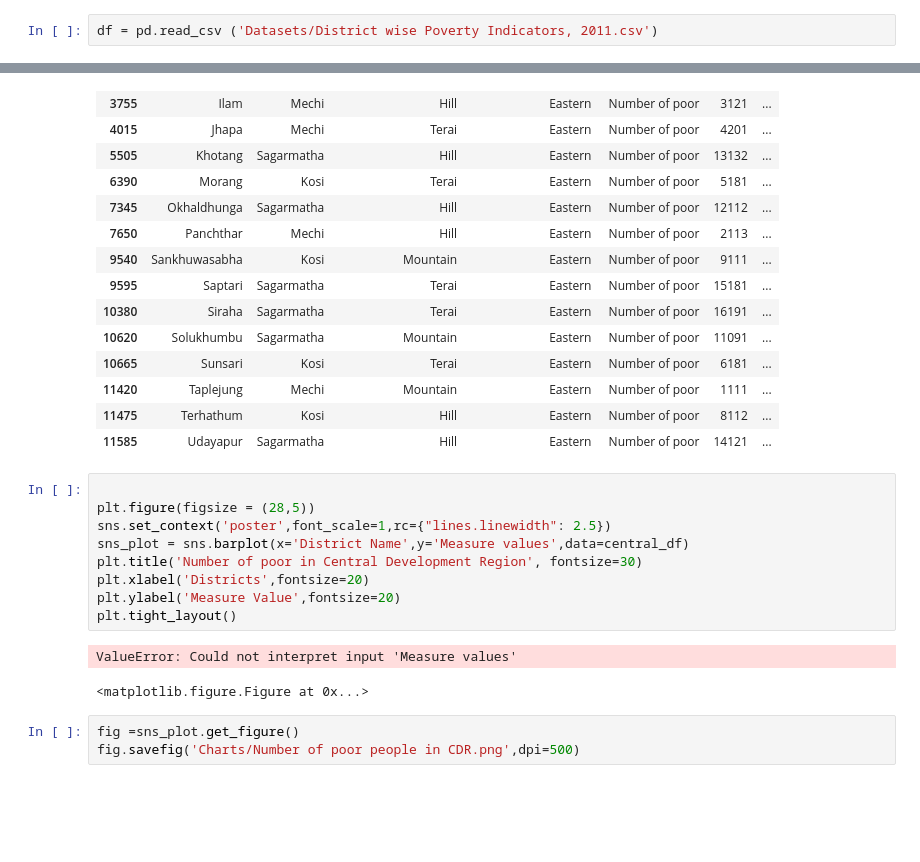
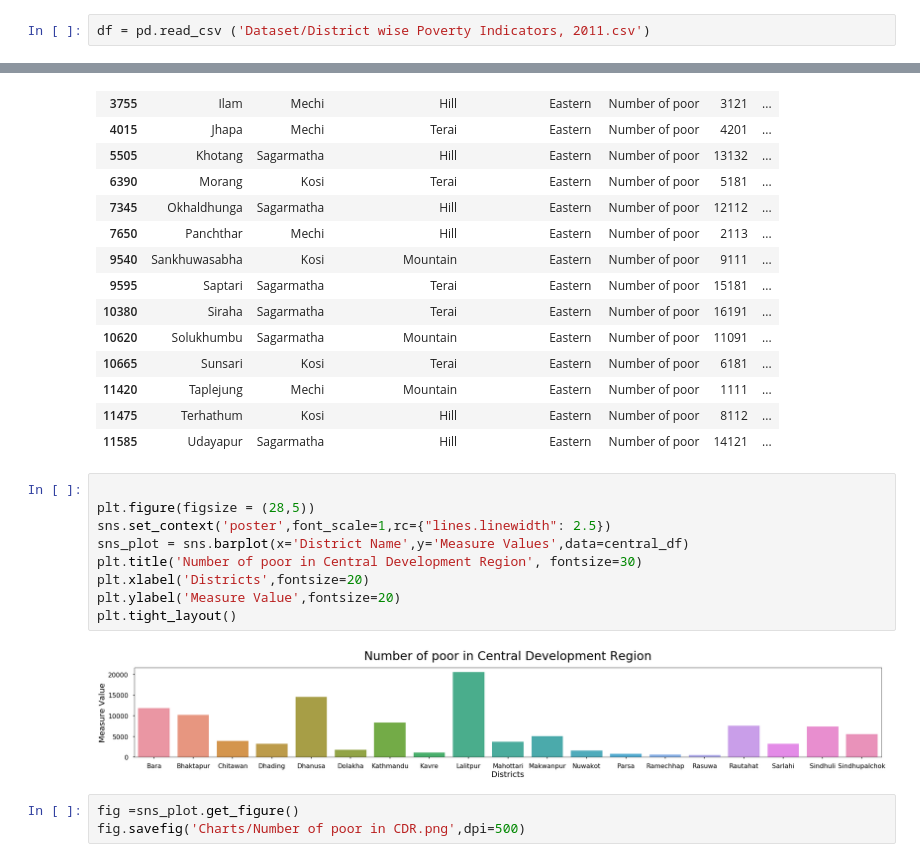
Before and after one commit to PragyanSubedi/Nepalese-dataset-visualization, a Jupyter notebook: District wise Poverty Indicators, 2011/District wise poverty.ipynb, the cells around one changed output, grey strips where cells are left out. Saved outputs shown, nothing was run; the diff lists cells and outputs as text; blank space fills up the shorter version.

Commit message:
Changed file name

```diff
--- a/District wise Poverty Indicators, 2011/District wise poverty.ipynb
+++ b/District wise Poverty Indicators, 2011/District wise poverty.ipynb
@@ -7,7 +7,7 @@ import seaborn as sns
 from matplotlib import rcParams
 %matplotlib inline
 # %%
-df = pd.read_csv ('Datasets/District wise Poverty Indicators, 2011.csv')
+df = pd.read_csv ('Dataset/District wise Poverty Indicators, 2011.csv')
 # %%
 df['Development Region'].unique()
 # %% [output]
@@ -72,15 +72,14 @@ eastern_df
 # %%
 
 plt.figure(figsize = (28,5))
 sns.set_context('poster',font_scale=1,rc={"lines.linewidth": 2.5})
-sns_plot = sns.barplot(x='District Name',y='Measure values',data=central_df)
+sns_plot = sns.barplot(x='District Name',y='Measure Values',data=central_df)
 plt.title('Number of poor in Central Development Region', fontsize=30)
 plt.xlabel('Districts',fontsize=20)
 plt.ylabel('Measure Value',fontsize=20)
 plt.tight_layout()
 # %% [output]
-ValueError: Could not interpret input 'Measure values'
-<matplotlib.figure.Figure at 0x...>
+[figure, added]
 # %%
 fig =sns_plot.get_figure()
-fig.savefig('Charts/Number of poor people in CDR.png',dpi=500)
+fig.savefig('Charts/Number of poor in CDR.png',dpi=500)
```
Also changed, not shown: 2 other files.
